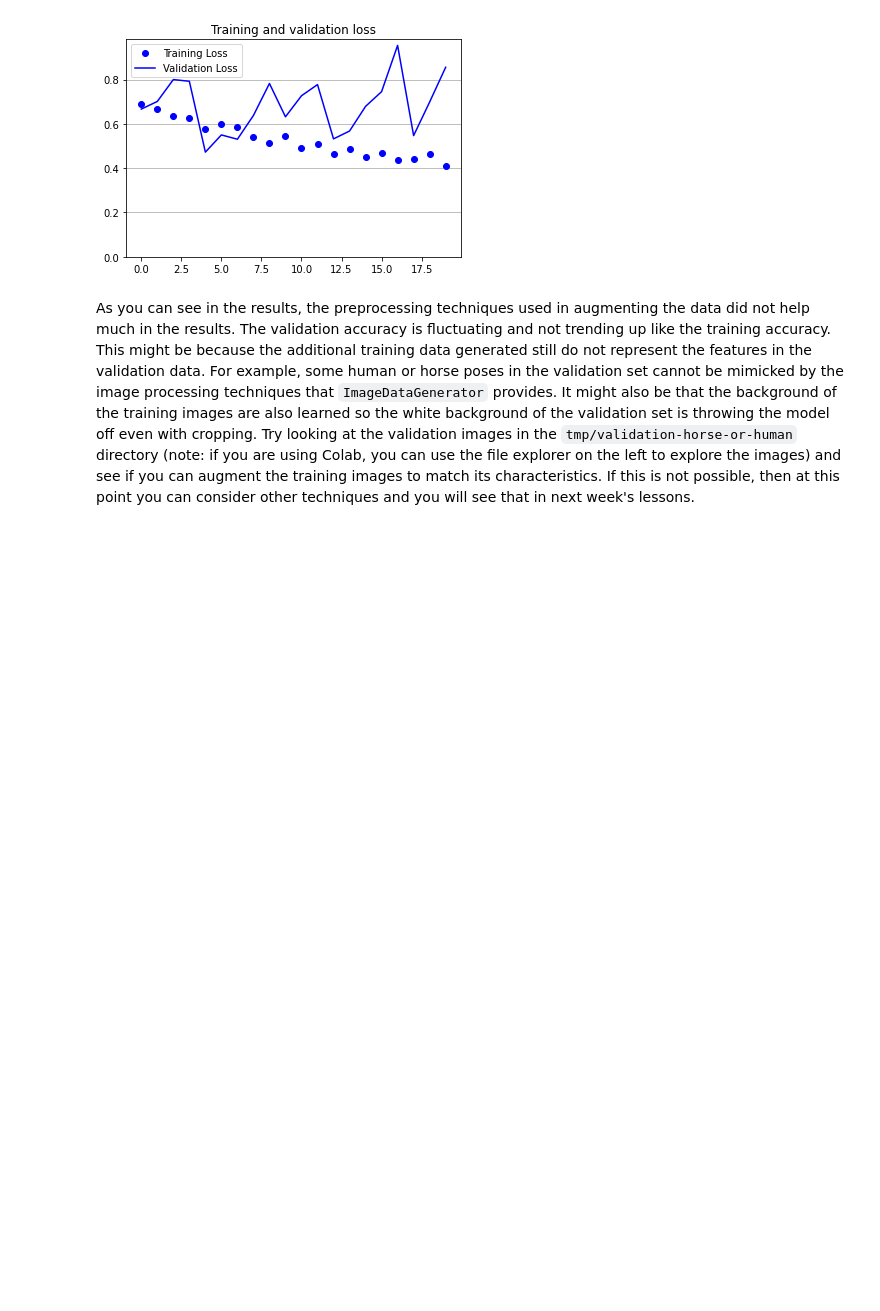
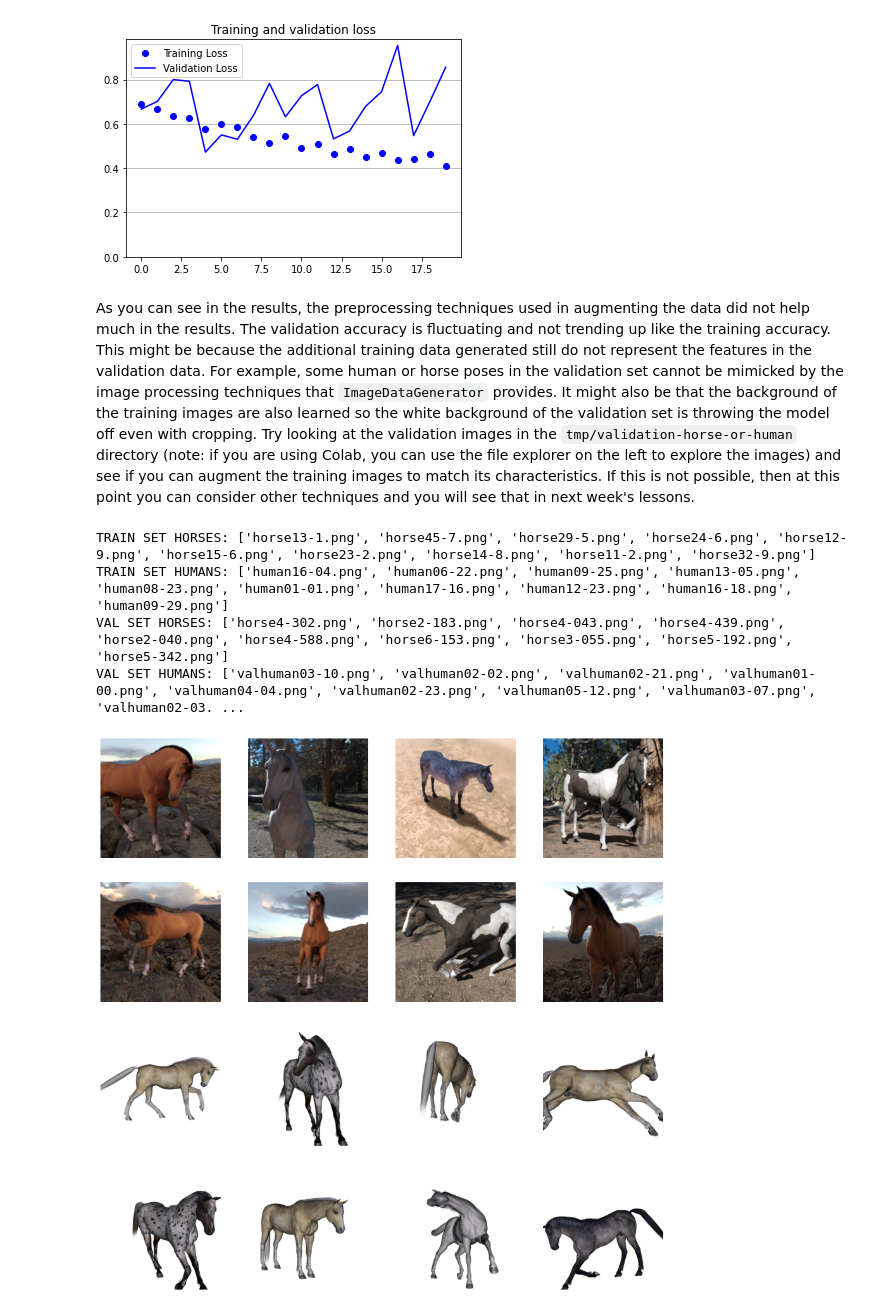
Before and after one commit to alessandrobruni/tensorflow_intro, a Jupyter notebook: C2_W2_Lab_2_horses_v_humans_augmentation.ipynb, the cells around one changed output. Cells and saved outputs as stored; diff of their text form; code cells hidden in the pictures; blank space fills up the shorter version.

```diff
--- a/C2_W2_Lab_2_horses_v_humans_augmentation.ipynb
+++ b/C2_W2_Lab_2_horses_v_humans_augmentation.ipynb
@@ -240,3 +240,51 @@ plot_loss_acc(history)
 [figure]
 # %% [markdown]
 As you can see in the results, the preprocessing techniques used in augmenting the data did not help much in the results. The validation accuracy is fluctuating and not trending up like the training accuracy. This might be because the additional training data generated still do not represent the features in the validation data. For example, some human or horse poses in the validation set cannot be mimicked by the image processing techniques that `ImageDataGenerator` provides. It might also be that the background of the training images are also learned so the white background of the validation set is throwing the model off even with cropping. Try looking at the validation images in the `tmp/validation-horse-or-human` directory (note: if you are using Colab, you can use the file explorer on the left to explore the images) and see if you can augment the training images to match its characteristics. If this is not possible, then at this point you can consider other techniques and you will see that in next week's lessons.
+# %%
+%matplotlib inline
+
+import matplotlib.pyplot as plt
+import matplotlib.image as mpimg
+
+train_horse_names = os.listdir(train_horse_dir)
+print(f'TRAIN SET HORSES: {train_horse_names[:10]}')
+
+train_human_names = os.listdir(train_human_dir)
+print(f'TRAIN SET HUMANS: {train_human_names[:10]}')
+
+validation_horse_names = os.listdir(validation_horse_dir)
+print(f'VAL SET HORSES: {validation_horse_names[:10]}')
+
+validation_human_names = os.listdir(validation_human_dir)
+print(f'VAL SET HUMANS: {validation_human_names[:10]}')
+
+# Parameters for our graph; we'll output images in a 4x4 configuration
+nrows = 4
+ncols = 4
+
+# Index for iterating over images
+pic_index = 0
+fig = plt.gcf()
+fig.set_size_inches(ncols * 4, nrows * 4)
+
+pic_index += 8
+next_horse_pix = [os.path.join(train_horse_dir, fname)
+                for fname in train_horse_names[pic_index-8:pic_index]]
+next_human_pix = [os.path.join(validation_horse_dir, fname)
+                for fname in validation_horse_names[pic_index-8:pic_index]]
+
+for i, img_path in enumerate(next_horse_pix+next_human_pix):
+  # Set up subplot; subplot indices start at 1
+  sp = plt.subplot(nrows, ncols, i + 1)
+  sp.axis('Off') # Don't show axes (or gridlines)
+
+  img = mpimg.imread(img_path)
+  plt.imshow(img)
+
+plt.show()
+# %% [output]
+TRAIN SET HORSES: ['horse13-1.png', 'horse45-7.png', 'horse29-5.png', 'horse24-6.png', 'horse12-9.png', 'horse15-6.png', 'horse23-2.png', 'horse14-8.png', 'horse11-2.png', 'horse32-9.png']
+TRAIN SET HUMANS: ['human16-04.png', 'human06-22.png', 'human09-25.png', 'human13-05.png', 'human08-23.png', 'human01-01.png', 'human17-16.png', 'human12-23.png', 'human16-18.png', 'human09-29.png']
+VAL SET HORSES: ['horse4-302.png', 'horse2-183.png', 'horse4-043.png', 'horse4-439.png', 'horse2-040.png', 'horse4-588.png', 'horse6-153.png', 'horse3-055.png', 'horse5-192.png', 'horse5-342.png']
+VAL SET HUMANS: ['valhuman03-10.png', 'valhuman02-02.png', 'valhuman02-21.png', 'valhuman01-00.png', 'valhuman04-04.png', 'valhuman02-23.png', 'valhuman05-12.png', 'valhuman03-07.png', 'valhuman02-03. ...
+[figure, added]
```
